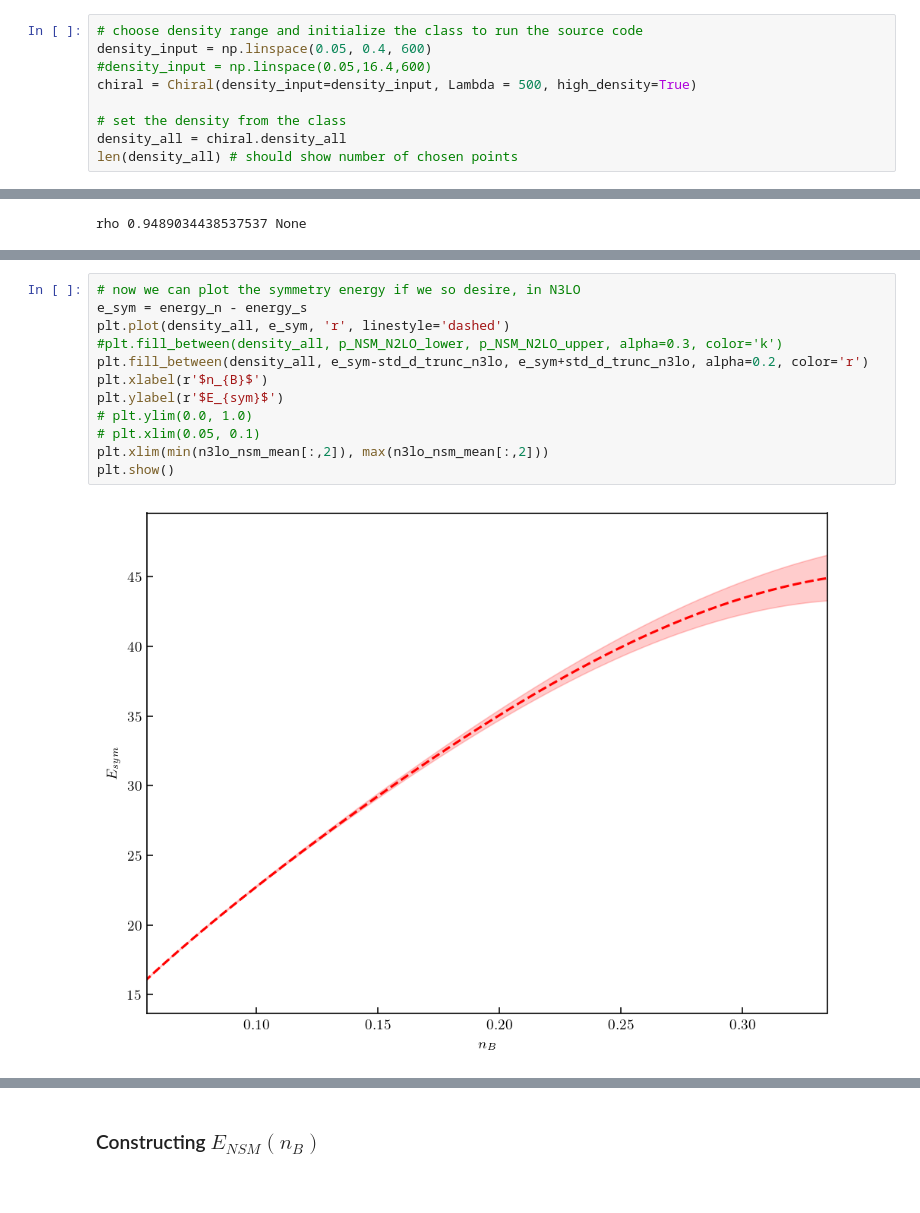
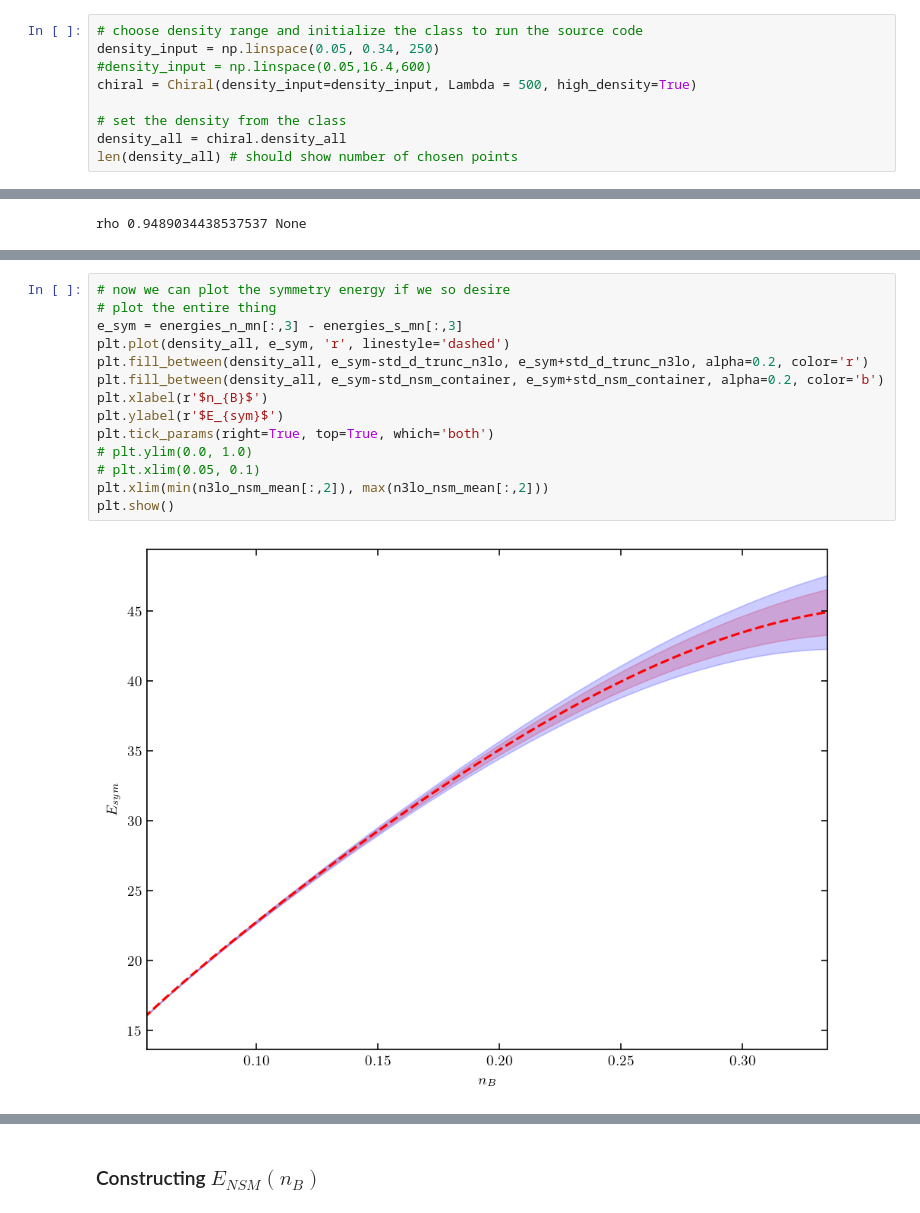
Before and after one commit to asemposki/neutron-rich-bmm, a Jupyter notebook: notebooks/NSM_EOS_ChEFT.ipynb, the cells around one changed output, grey strips where cells are left out. Cells and saved outputs as stored; diff of their text form.

```diff
--- a/notebooks/NSM_EOS_ChEFT.ipynb
+++ b/notebooks/NSM_EOS_ChEFT.ipynb
@@ -302,7 +301,7 @@ Choices to make here:
 The calculated nuclear matter data for input is in the `data` directory in csv files.
 # %%
 # choose density range and initialize the class to run the source code
-density_input = np.linspace(0.05, 0.4, 600)
+density_input = np.linspace(0.05, 0.34, 250)
 #density_input = np.linspace(0.05,16.4,600)
 chiral = Chiral(density_input=density_input, Lambda = 500, high_density=True)
 
@@ -680,14 +691,16 @@ std_d_trunc_n3lo = std_d_truncs[4]
 # %%
-# now we can plot the symmetry energy if we so desire, in N3LO
-e_sym = energy_n - energy_s
+# now we can plot the symmetry energy if we so desire
+# plot the entire thing
+e_sym = energies_n_mn[:,3] - energies_s_mn[:,3]
 plt.plot(density_all, e_sym, 'r', linestyle='dashed')
-#plt.fill_between(density_all, p_NSM_N2LO_lower, p_NSM_N2LO_upper, alpha=0.3, color='k')
 plt.fill_between(density_all, e_sym-std_d_trunc_n3lo, e_sym+std_d_trunc_n3lo, alpha=0.2, color='r')
+plt.fill_between(density_all, e_sym-std_nsm_container, e_sym+std_nsm_container, alpha=0.2, color='b')
 plt.xlabel(r'$n_{B}$')
 plt.ylabel(r'$E_{sym}$')
+plt.tick_params(right=True, top=True, which='both')
 # plt.ylim(0.0, 1.0)
 # plt.xlim(0.05, 0.1)
 plt.xlim(min(n3lo_nsm_mean[:,2]), max(n3lo_nsm_mean[:,2]))
 plt.show()
 # %% [output]
-[figure, old version]
+[figure, new version]
```
Also changed, not shown: parts of 18 cells of this notebook.
